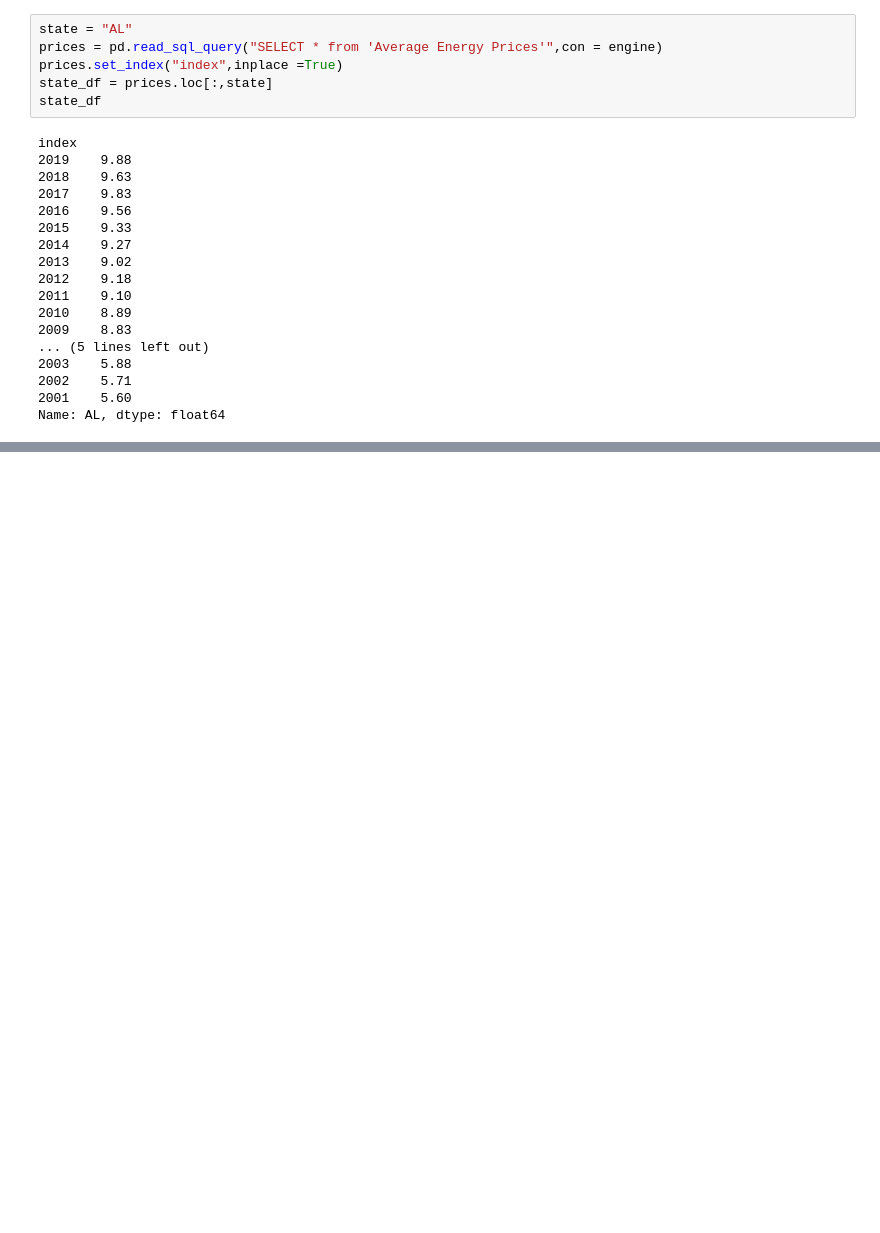
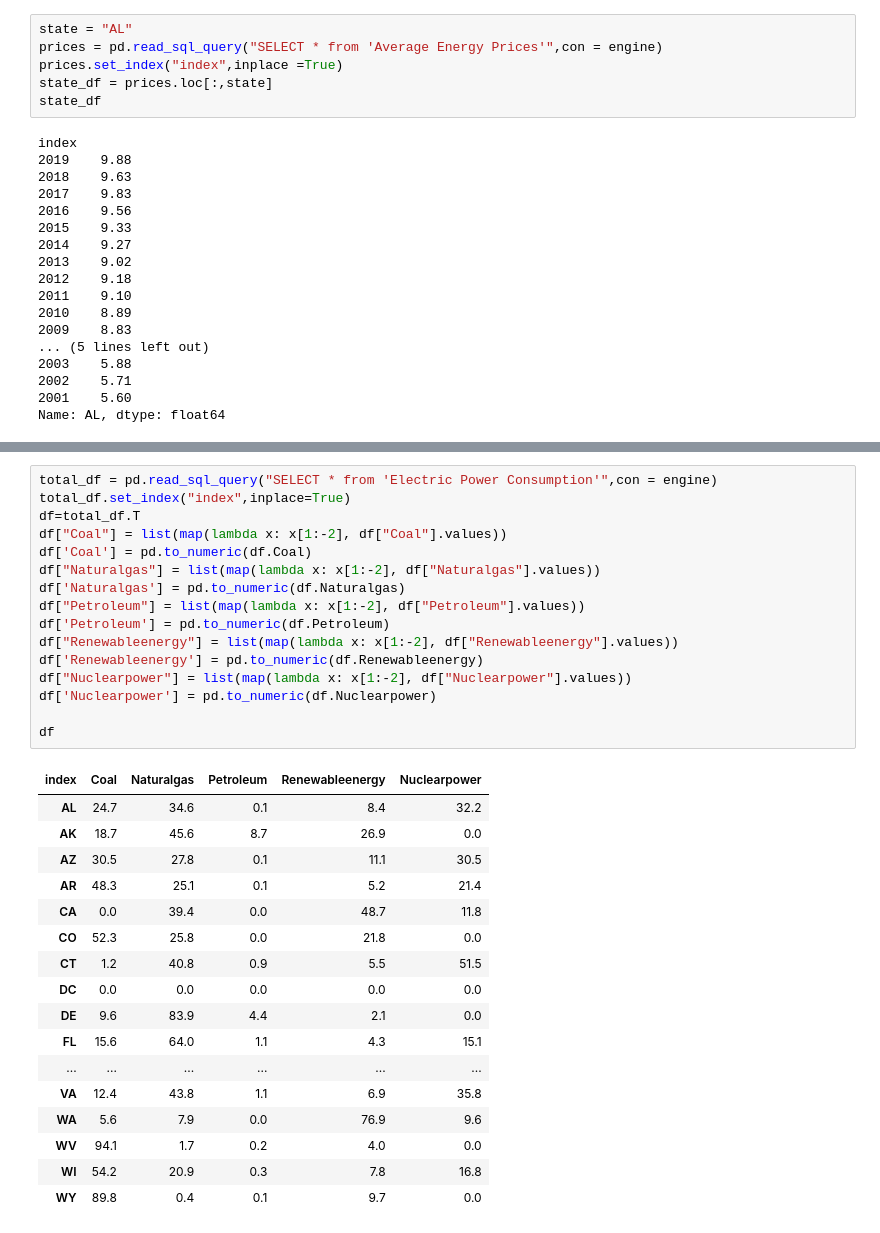
Before and after one commit to derrikdennis/ProjectEnergy, a Jupyter notebook: SQLite_App.ipynb, the cells around one changed output, grey strips where cells are left out. Saved outputs shown, nothing was run; the diff lists cells and outputs as text; blank space fills up the shorter version.

```diff
--- a/SQLite_App.ipynb
+++ b/SQLite_App.ipynb
@@ -85,0 +120,34 @@ Name: AL, dtype: float64
+# %%
+total_df = pd.read_sql_query("SELECT * from 'Electric Power Consumption'",con = engine)
+total_df.set_index("index",inplace=True)
+df=total_df.T
+df["Coal"] = list(map(lambda x: x[1:-2], df["Coal"].values))
+df['Coal'] = pd.to_numeric(df.Coal)
+df["Naturalgas"] = list(map(lambda x: x[1:-2], df["Naturalgas"].values))
+df['Naturalgas'] = pd.to_numeric(df.Naturalgas)
+df["Petroleum"] = list(map(lambda x: x[1:-2], df["Petroleum"].values))
+df['Petroleum'] = pd.to_numeric(df.Petroleum)
+df["Renewableenergy"] = list(map(lambda x: x[1:-2], df["Renewableenergy"].values))
+df['Renewableenergy'] = pd.to_numeric(df.Renewableenergy)
+df["Nuclearpower"] = list(map(lambda x: x[1:-2], df["Nuclearpower"].values))
+df['Nuclearpower'] = pd.to_numeric(df.Nuclearpower)
+
+df
+# %% [output]
+| index | Coal | Naturalgas | Petroleum | Renewableenergy | Nuclearpower |
+| AL | 24.7 | 34.6 | 0.1 | 8.4 | 32.2 |
+| AK | 18.7 | 45.6 | 8.7 | 26.9 | 0.0 |
+| AZ | 30.5 | 27.8 | 0.1 | 11.1 | 30.5 |
+| AR | 48.3 | 25.1 | 0.1 | 5.2 | 21.4 |
+| CA | 0.0 | 39.4 | 0.0 | 48.7 | 11.8 |
+| CO | 52.3 | 25.8 | 0.0 | 21.8 | 0.0 |
+| CT | 1.2 | 40.8 | 0.9 | 5.5 | 51.5 |
+| DC | 0.0 | 0.0 | 0.0 | 0.0 | 0.0 |
+| DE | 9.6 | 83.9 | 4.4 | 2.1 | 0.0 |
+| FL | 15.6 | 64.0 | 1.1 | 4.3 | 15.1 |
+| ... | ... | ... | ... | ... | ... |
+| VA | 12.4 | 43.8 | 1.1 | 6.9 | 35.8 |
+| WA | 5.6 | 7.9 | 0.0 | 76.9 | 9.6 |
+| WV | 94.1 | 1.7 | 0.2 | 4.0 | 0.0 |
+| WI | 54.2 | 20.9 | 0.3 | 7.8 | 16.8 |
+| WY | 89.8 | 0.4 | 0.1 | 9.7 | 0.0 |
```
Also changed, not shown: parts of 1 cell of this notebook, 5 other files.
